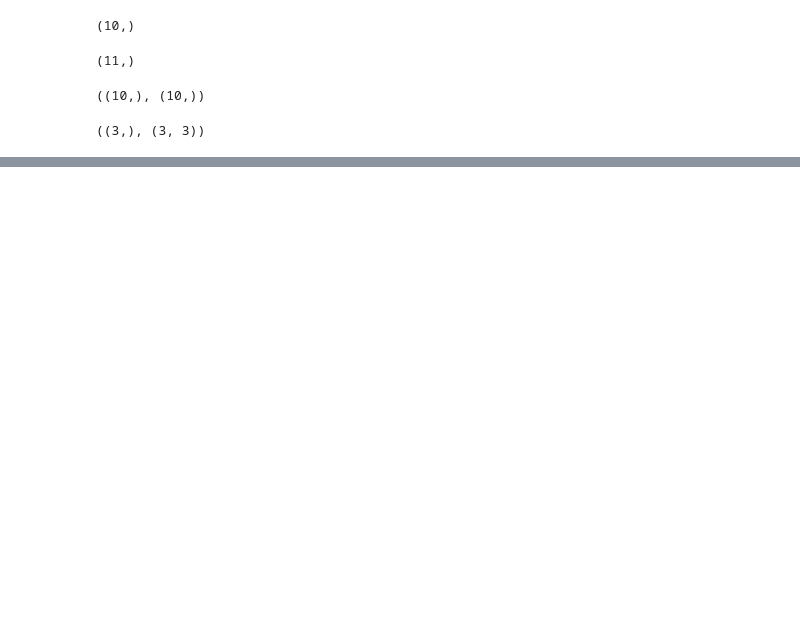
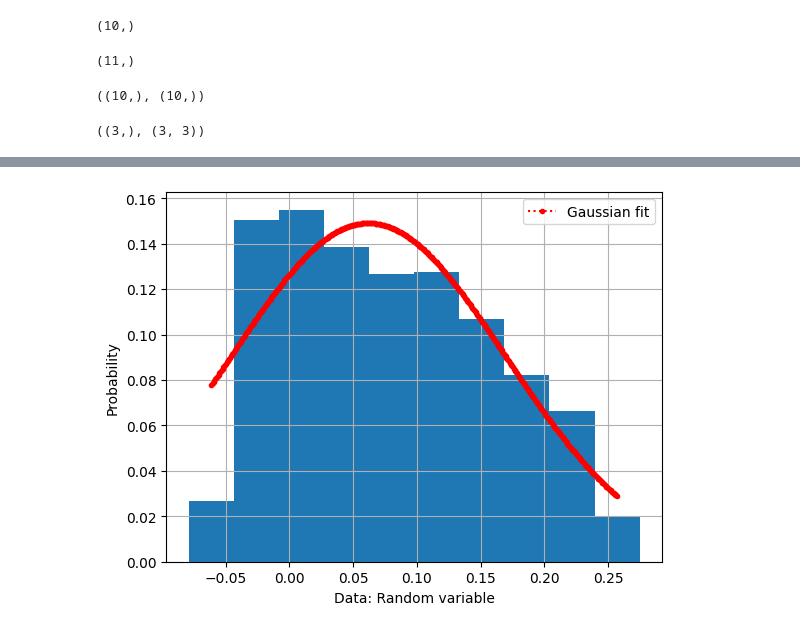
Before and after one commit to wenquchen/hytools, a Jupyter notebook: guassian_pdf.ipynb, the cells around one changed output, grey strips where cells are left out. Cells and saved outputs as stored; diff of their text form; code cells hidden in the pictures; blank space fills up the shorter version.

```diff
--- a/guassian_pdf.ipynb
+++ b/guassian_pdf.ipynb
@@ -75,0 +105,17 @@ plt.show()
+# %%
+fig = plt.figure()
+x_hist_2=np.linspace(np.min(x_hist),np.max(x_hist),500)
+plt.plot(x_hist_2,gaus(x_hist_2,*param_optimised),'r.:',label='Gaussian fit')
+plt.legend()
+
+#Normalise the histogram values
+weights = np.ones_like(x_data) / len(x_data)
+plt.hist(x_data, weights=weights)
+
+#setting the label,title and grid of the plot
+plt.xlabel("Data: Random variable")
+plt.ylabel("Probability")
+plt.grid("on")
+plt.show()
+# %% [output]
+[figure, added]
```
Also changed, not shown: parts of 8 cells of this notebook.
